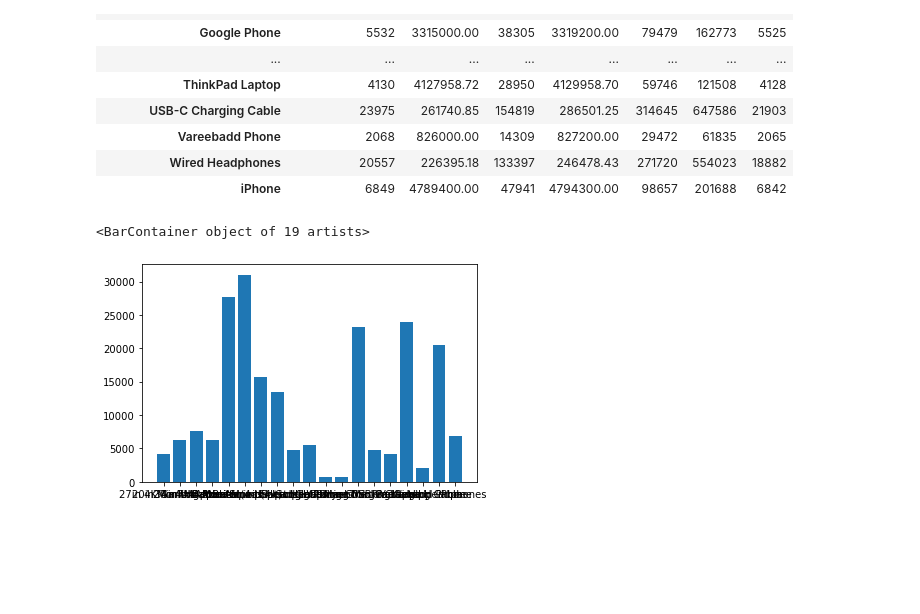
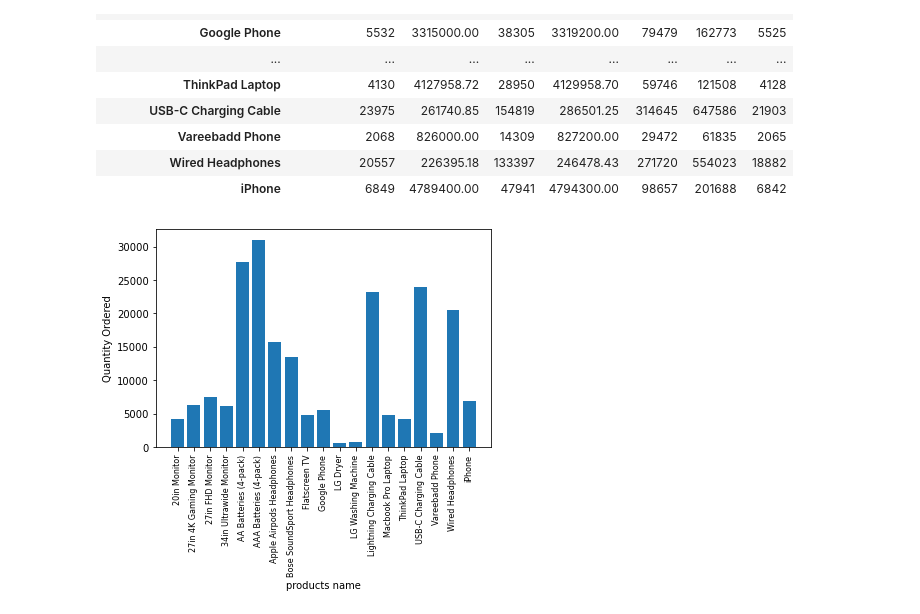
Before and after one commit to AzharUddinSheikh/SalesAnalysis, a Jupyter notebook: Untitled.ipynb, the cells around one changed output. Cells and saved outputs as stored; diff of their text form; code cells hidden in the pictures; blank space fills up the shorter version.

Commit message:
plotting graph between products and quantity ordered and fixing error and labeling it

```diff
--- a/Untitled.ipynb
+++ b/Untitled.ipynb
@@ -246,14 +246,20 @@ product_group = all_data.groupby('Product').sum()
 # %%
 # all_data.head()
 
 product_group = all_data.groupby('Product')
 
 quantity_ordered = product_group.sum()['Quantity Ordered']
 # quantity_ordered # it think it shows total unit sold
 
 products= [ product for product, df in product_group]
 
+plt.ylabel('Quantity Ordered')
+plt.xlabel('products name')
+
 plt.bar(products,quantity_ordered)
+
+plt.xticks(products,rotation = 'vertical',size=8)
+
+plt.show()
 # %% [output]
-<BarContainer object of 19 artists>
-[figure, old version]
+[figure, new version]
```
